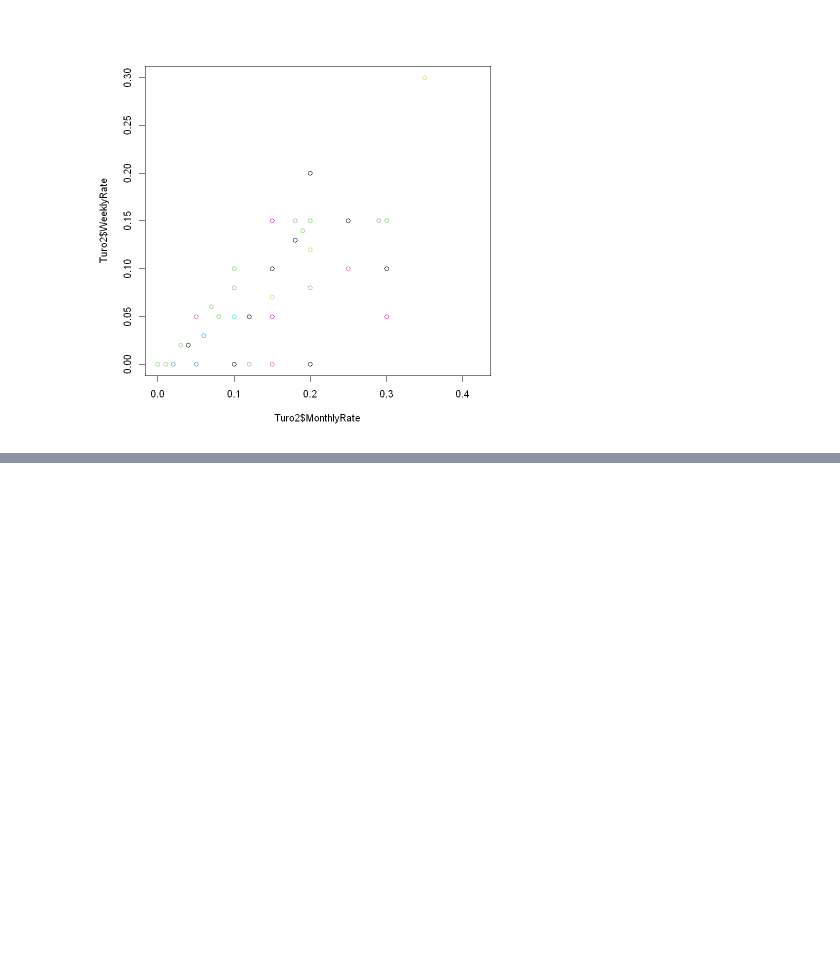
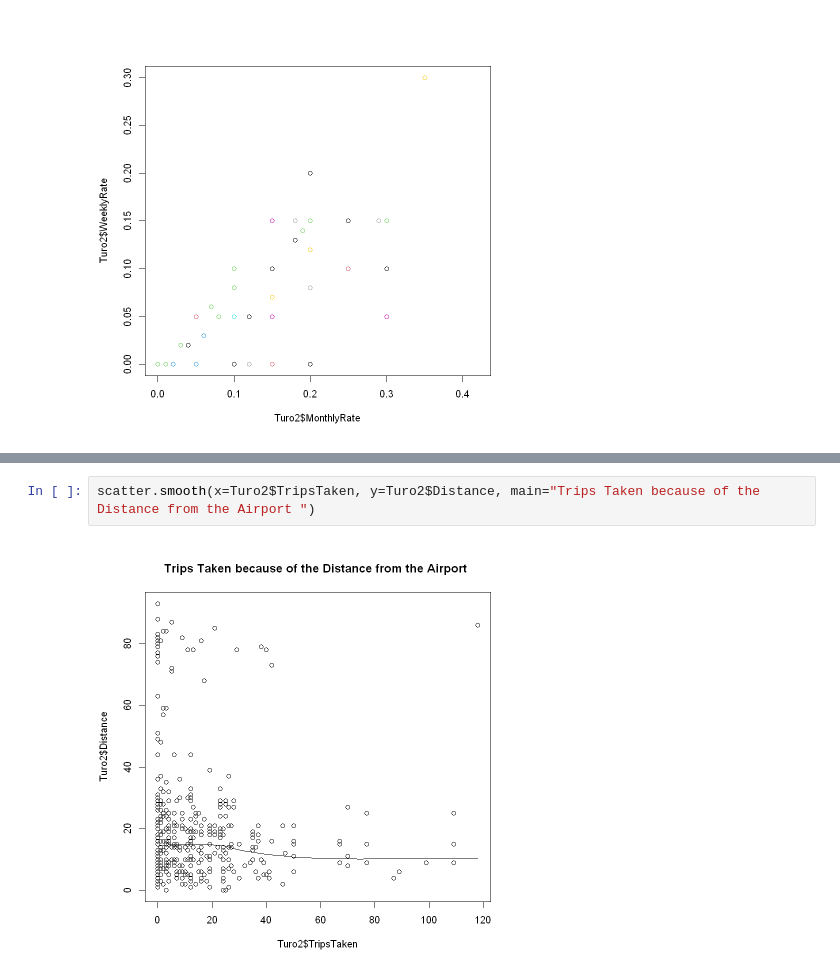
Before and after one commit to RoNarh/Turo-Market-Analysis, a Jupyter notebook: 1-Final Project Turo - R.ipynb, the cells around one changed output, grey strips where cells are left out. Drawn from its saved outputs; the diff is of its cells as text; blank space fills up the shorter version.

```diff
--- a/1-Final Project Turo - R.ipynb
+++ b/1-Final Project Turo - R.ipynb
@@ -256,0 +394,4 @@ plot(x=Turo2$MonthlyRate,
+# %%
+scatter.smooth(x=Turo2$TripsTaken, y=Turo2$Distance, main="Trips Taken because of the Distance from the Airport ")
+# %% [output]
+[figure, added]
```
Also changed, not shown: parts of 95 cells of this notebook.
